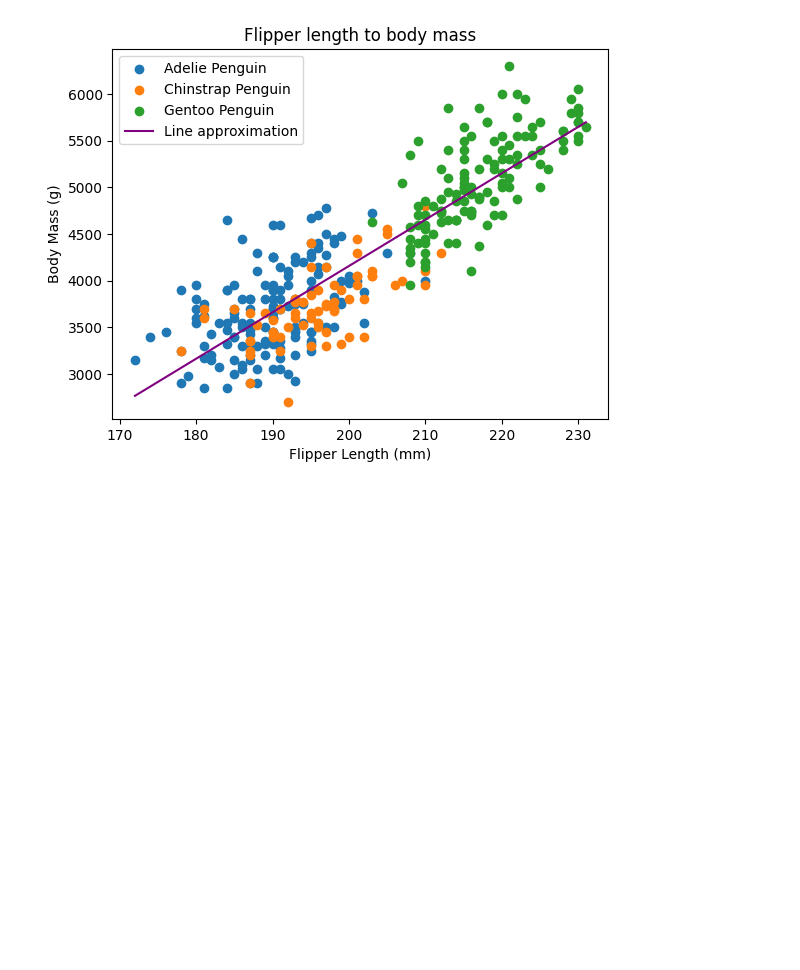
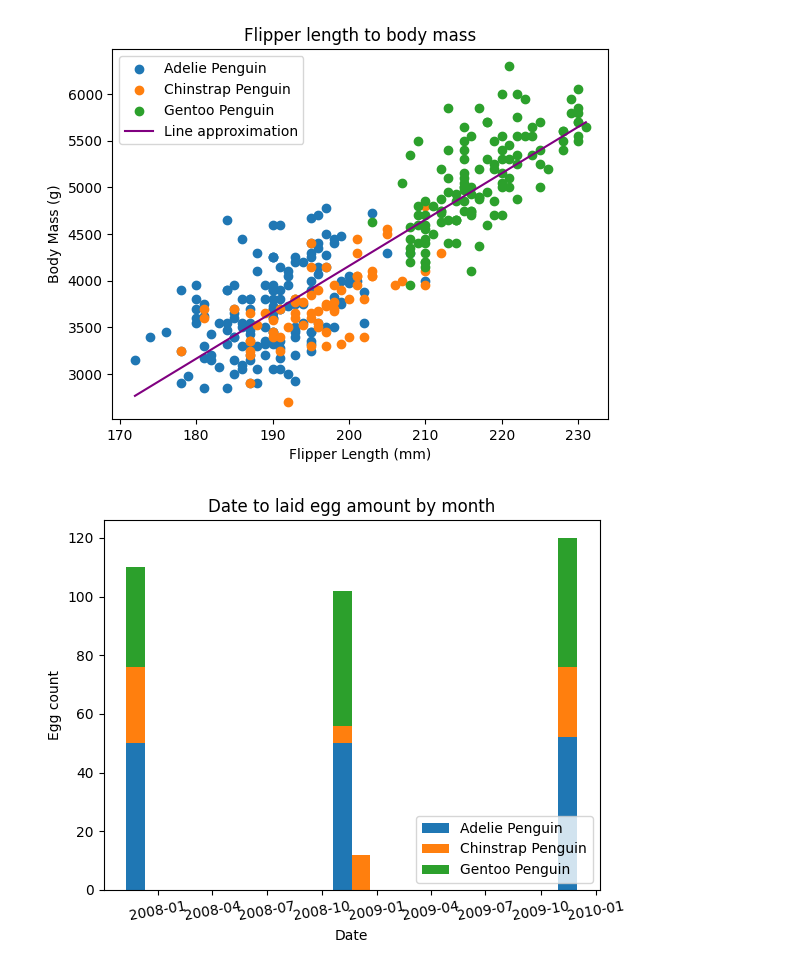
Before and after one commit to Unexp1ainable/UPA-2, a Jupyter notebook: proj.ipynb, the cells around one changed output. Cells and saved outputs as stored; diff of their text form; code cells hidden in the pictures; blank space fills up the shorter version.

```diff
--- a/proj.ipynb
+++ b/proj.ipynb
@@ -116,4 +118,18 @@ plt.plot()
 # %% [output]
 []
 [figure]
+# %%
+aegg = [dt.datetime.strptime(d,"%m/%d/%y").date() for d in adelie["Date Egg"]]
+cegg = [dt.datetime.strptime(d,"%m/%d/%y").date() for d in chinstrap["Date Egg"]]
+gegg = [dt.datetime.strptime(d,"%m/%d/%y").date() for d in gentoo["Date Egg"]]
+
+plt.title("Date to laid egg amount by month")
+plt.hist([aegg, cegg, gegg], 24, histtype="barstacked", label=["Adelie Penguin", "Chinstrap Penguin", "Gentoo Penguin"])
+plt.xticks(rotation=15)
+plt.ylabel("Egg count")
+plt.xlabel("Date")
+plt.legend(loc="lower right")
+plt.show()
+# %% [output]
+[figure, added]
 # %%
```
Also changed, not shown: parts of 3 cells of this notebook, 1 other file.
